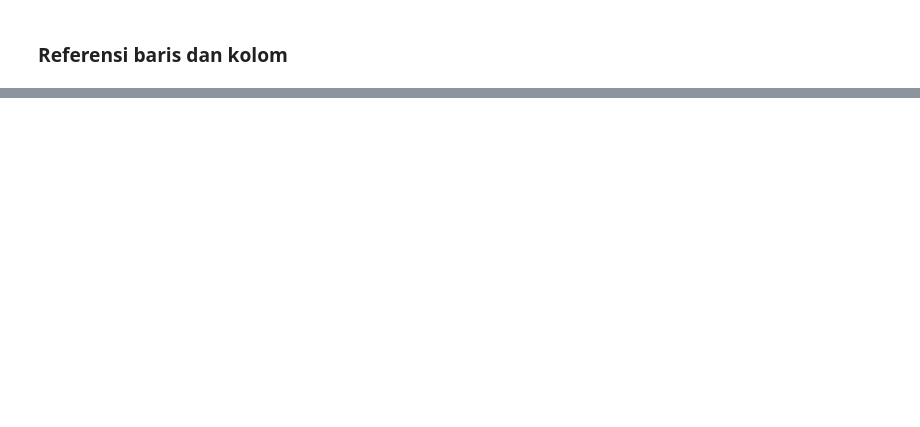
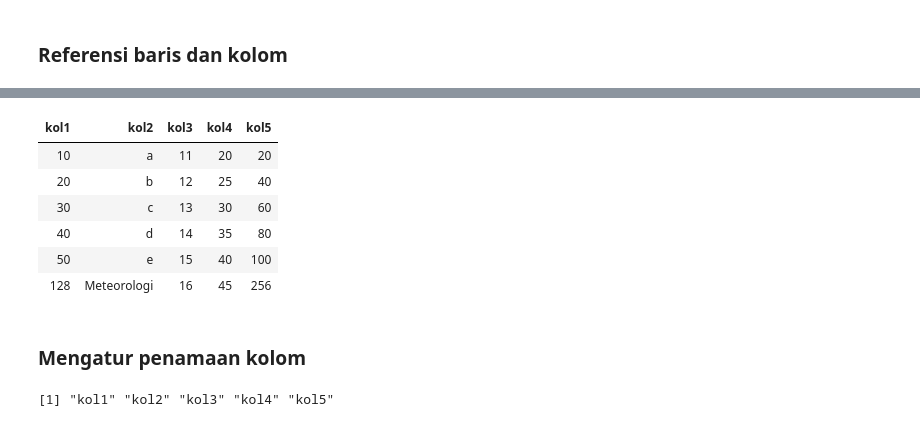
Before and after one commit to sandyherho/tutorEksploR, a Jupyter notebook: webinaR Statistika Dasar Menggunakan R.ipynb, the cells around one changed output, grey strips where cells are left out. Saved outputs shown, nothing was run; the diff lists cells and outputs as text; code cells hidden in the pictures; blank space fills up the shorter version.

```diff
--- a/webinaR Statistika Dasar Menggunakan R.ipynb
+++ b/webinaR Statistika Dasar Menggunakan R.ipynb
@@ -973,0 +1227,4 @@ df[urut.umur, ]
+# %%
+# menambahkan df1 ke df
+df <- rbind(df,df1)
+df
@@ -973,0 +1239,3 @@ df[urut.umur, ]
+# %%
+c3 <- c(11:16)
+c3
@@ -973,0 +1244,4 @@ df[urut.umur, ]
+# %%
+# menambahkan kolom ke df
+df <- cbind(df,kol3=c3)
+df
@@ -973,0 +1256,3 @@ df[urut.umur, ]
+# %%
+df$kol4 <- c(20,25,30,35,40,45)
+df
@@ -973,0 +1267,17 @@ df[urut.umur, ]
+# %%
+df$kol5 <- df$kol1 * 2
+df
+# %% [output]
+| kol1 | kol2 | kol3 | kol4 | kol5 |
+| 10 | a | 11 | 20 | 20 |
+| 20 | b | 12 | 25 | 40 |
+| 30 | c | 13 | 30 | 60 |
+| 40 | d | 14 | 35 | 80 |
+| 50 | e | 15 | 40 | 100 |
+| 128 | Meteorologi | 16 | 45 | 256 |
+# %% [markdown]
+### Mengatur penamaan kolom
+# %%
+colnames(df) # mengetahui nama kolom
+# %% [output]
+[1] "kol1" "kol2" "kol3" "kol4" "kol5"
```
Also changed, not shown: parts of 41 cells of this notebook.
